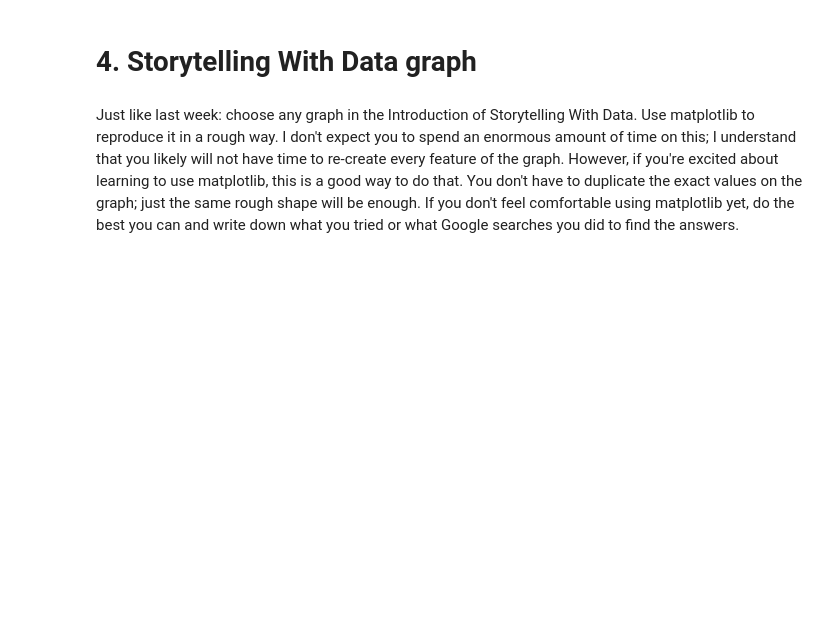
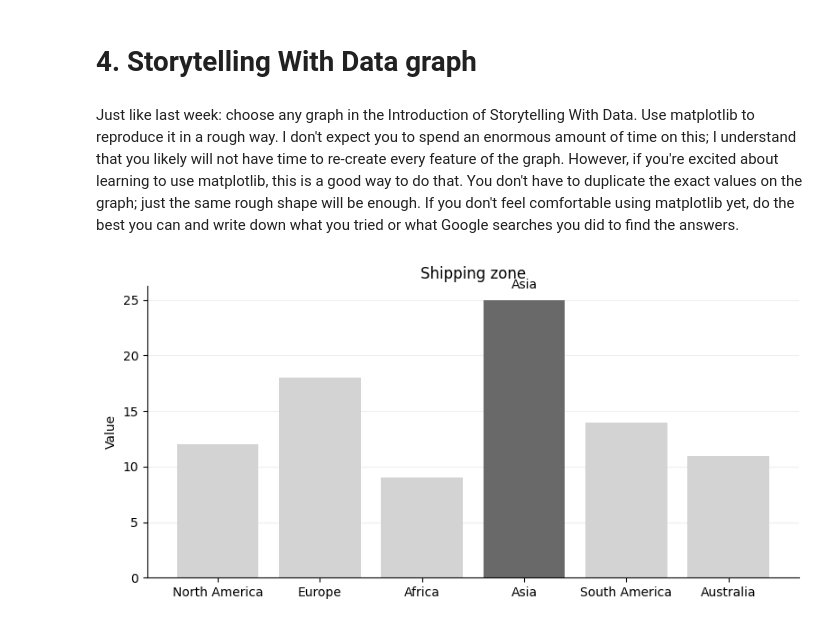
Before and after one commit to aarondan-create/Module-B-semester-2, a Jupyter notebook: OMDS-ModB2-Week2-Daniels-Aaron.ipynb, the cells around one changed output. Saved outputs shown, nothing was run; the diff lists cells and outputs as text; code cells hidden in the pictures; blank space fills up the shorter version.

```diff
--- a/OMDS-ModB2-Week2-Daniels-Aaron.ipynb
+++ b/OMDS-ModB2-Week2-Daniels-Aaron.ipynb
@@ -103,3 +223,32 @@ This week, you will do the same types of exercises as last week, but you should
 # 4. Storytelling With Data graph
 # %% [markdown]
 Just like last week: choose any graph in the Introduction of Storytelling With Data. Use matplotlib to reproduce it in a rough way. I don't expect you to spend an enormous amount of time on this; I understand that you likely will not have time to re-create every feature of the graph. However, if you're excited about learning to use matplotlib, this is a good way to do that. You don't have to duplicate the exact values on the graph; just the same rough shape will be enough.  If you don't feel comfortable using matplotlib yet, do the best you can and write down what you tried or what Google searches you did to find the answers.
+# %%
+import matplotlib.pyplot as plt
+
+categories = ["North America", "Europe", "Africa", "Asia", "South America", "Australia"]
+values     = [12, 18, 9, 25, 14, 11]
+
+highlight = "Asia"  # the one we want to emphasize
+
+colors = ["lightgray"] * len(categories)
+hi = categories.index(highlight)
+colors[hi] = "dimgray"
+
+fig, ax = plt.subplots(figsize=(8, 4))
+ax.bar(categories, values, color=colors)
+
+ax.text(hi, values[hi] + 0.8, "Asia", ha="center", va="bottom")
+
+ax.spines["top"].set_visible(False)
+ax.spines["right"].set_visible(False)
+ax.grid(axis="y", alpha=0.2)
+ax.set_axisbelow(True)
+
+ax.set_title("Shipping zone")
+ax.set_ylabel("Value")
+
+plt.tight_layout()
+plt.show()
+# %% [output]
+[figure, added]
```
Also changed, not shown: parts of 10 cells of this notebook, 1 other file.
